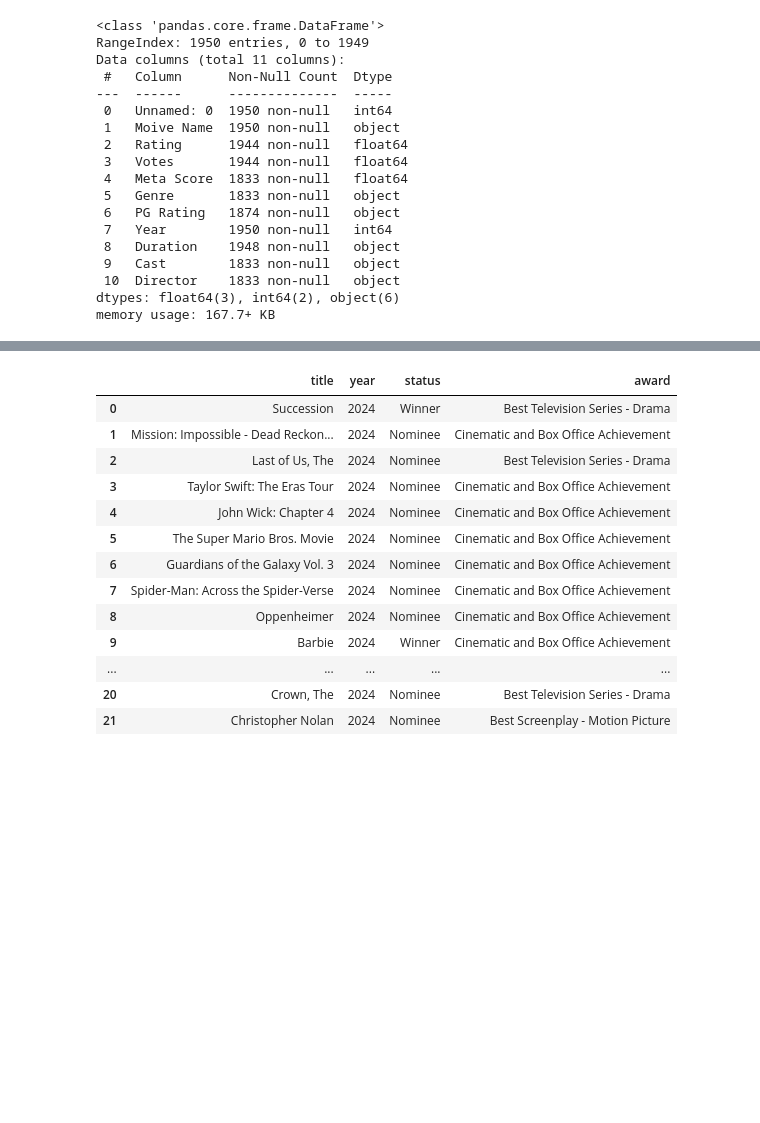
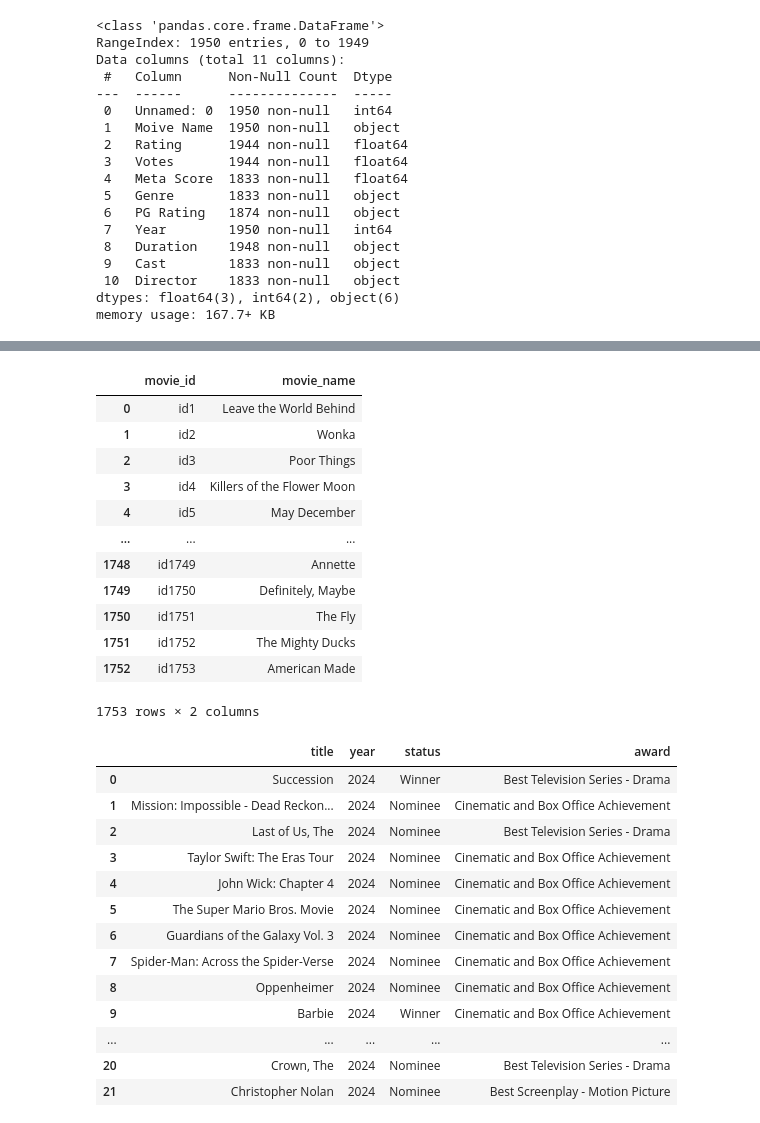
Before and after one commit to IrynaVitkovych/Project-3, a Jupyter notebook: Data Cleaning.ipynb, the cells around one changed output, grey strips where cells are left out. Cells and saved outputs as stored; diff of their text form; code cells hidden in the pictures; blank space fills up the shorter version.

```diff
--- a/Data Cleaning.ipynb
+++ b/Data Cleaning.ipynb
@@ -78,0 +103,22 @@ imdb_movie_data.head(10)
+# %%
+# Create a category DataFrame with the movie_id array as the unique id and movies list as the movie name.
+movie_df = pd.DataFrame({
+    'movie_id': m_ids,
+    'movie_name': movies
+})
+# %%
+movie_df
+# %% [output]
+|  | movie_id | movie_name |
+| 0 | id1 | Leave the World Behind |
+| 1 | id2 | Wonka |
+| 2 | id3 | Poor Things |
+| 3 | id4 | Killers of the Flower Moon |
+| 4 | id5 | May December |
+| ... | ... | ... |
+| 1748 | id1749 | Annette |
+| 1749 | id1750 | Definitely, Maybe |
+| 1750 | id1751 | The Fly |
+| 1751 | id1752 | The Mighty Ducks |
+| 1752 | id1753 | American Made |
+1753 rows × 2 columns
```
Also changed, not shown: parts of 15 cells of this notebook, 1 other file.
